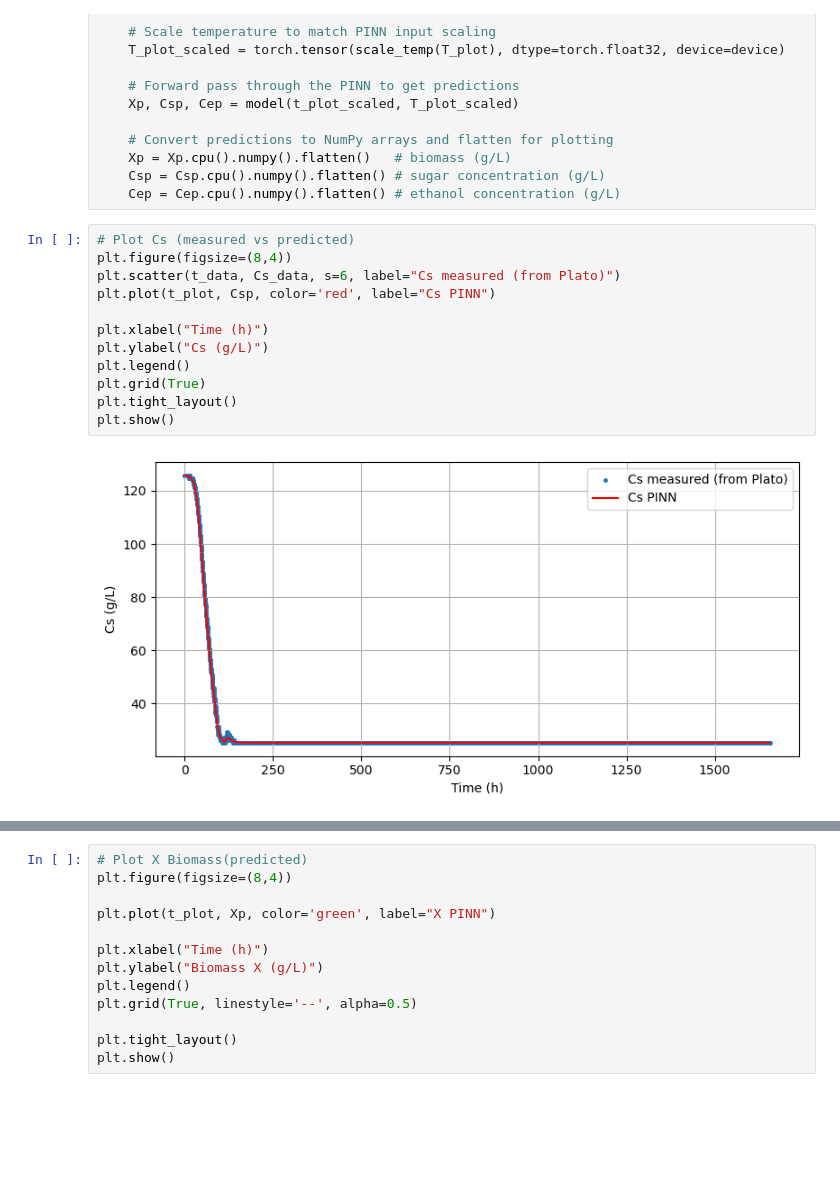
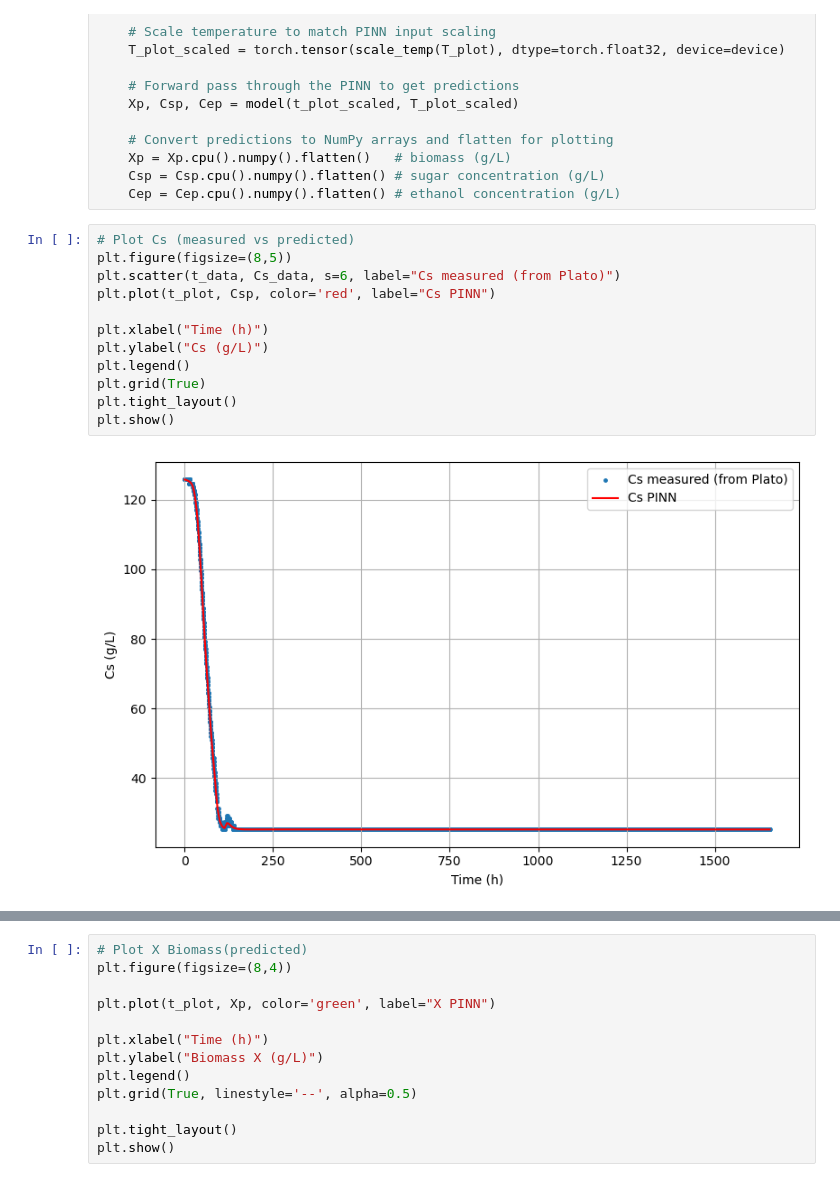
Before and after one commit to EmmanuelLwele/Physics-Informed-Beer-Fermentation-Modelling, a Jupyter notebook: Physics_Informed_Beer_Fermentation_Modelling.ipynb, the cells around one changed output, grey strips where cells are left out. Cells and saved outputs as stored; diff of their text form; blank space fills up the shorter version.

Commit message:
"Updated code to plot Cs (measured vs predicted) with corrected figure size and added text with accuracy metrics. Also updated code to save results to a CSV file."

```diff
--- a/Physics_Informed_Beer_Fermentation_Modelling.ipynb
+++ b/Physics_Informed_Beer_Fermentation_Modelling.ipynb
@@ -600,15 +600,15 @@ with torch.no_grad():
     Cep = Cep.cpu().numpy().flatten() # ethanol concentration (g/L)
 # %%
 # Plot Cs (measured vs predicted)
-plt.figure(figsize=(8,4))
+plt.figure(figsize=(8,5))
 plt.scatter(t_data, Cs_data, s=6, label="Cs measured (from Plato)")
 plt.plot(t_plot, Csp, color='red', label="Cs PINN")
 
 plt.xlabel("Time (h)")
 plt.ylabel("Cs (g/L)")
 plt.legend()
 plt.grid(True)
 plt.tight_layout()
 plt.show()
 # %% [output]
-[figure, old version]
+[figure, new version]
```
Also changed, not shown: parts of 2 cells of this notebook.
